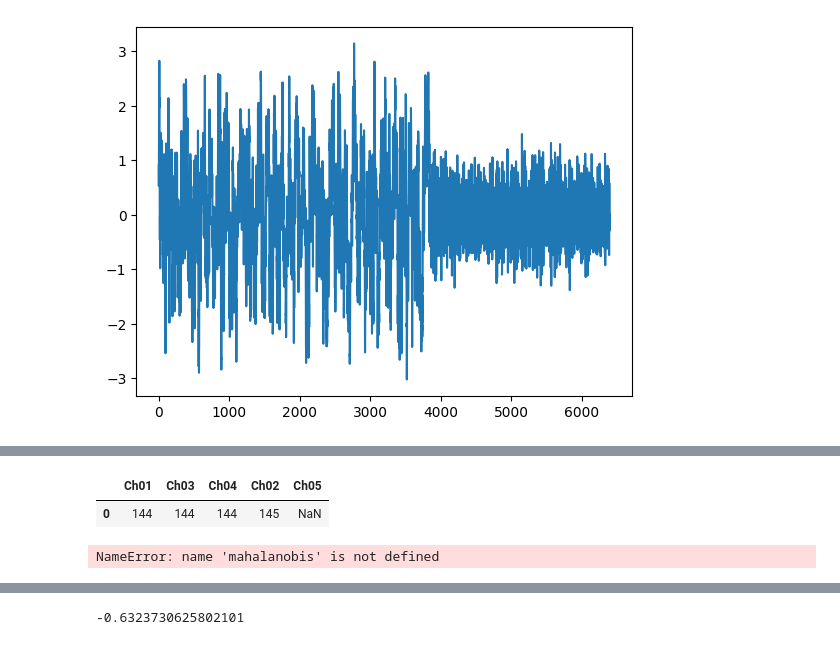
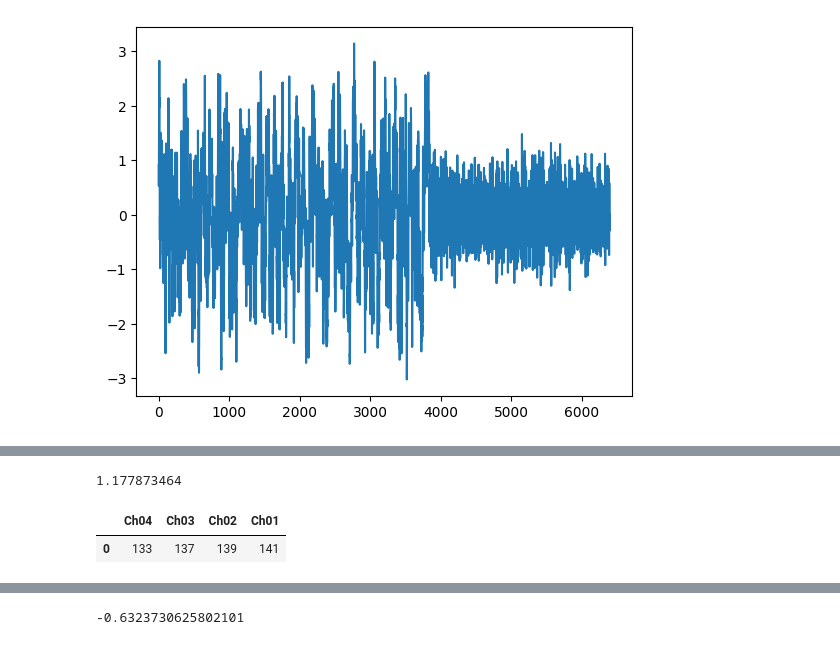
Before and after one commit to wojemann/DynaSD, a Jupyter notebook: examples/test_sim.ipynb, the cells around one changed output, grey strips where cells are left out. Drawn from its saved outputs; the diff is of its cells as text; code cells hidden in the pictures.

Commit message:
updating pretrained thresholds and ndd baselines for gaussian thresholding

```diff
--- a/examples/test_sim.ipynb
+++ b/examples/test_sim.ipynb
@@ -79,12 +78,12 @@ Successfully loaded ONCET model from /Users/wojemann/Documents/CNT/DynaSD/checkp
 # %%
-sequence_length = 12
-forecast_length = 1
+sequence_length = 3
+forecast_length = 2
 # model = GIN(num_epochs=100,batch_size=128,sequence_length = sequence_length,forecast_length=forecast_length,hidden_size=10,early_stopping=True, num_layers=1,num_stacks=1,lr=0.01,w_stride=0.125,w_size=1,patience=2)
 # model = LiRNDDA(num_epochs=200,batch_size=32,sequence_length = sequence_length,forecast_length=forecast_length,hidden_size=data.shape[1],early_stopping=True, num_layers=2,lr=0.01,w_stride=0.5,w_size=1,patience=2)
-model = NDD(sequence_length=sequence_length,forecast_length=forecast_length,hidden_size=10,batch_size=128,early_stopping=False,num_epochs=10)
+# model = NDD(sequence_length=sequence_length,forecast_length=forecast_length,hidden_size=10,batch_size=128,early_stopping=False,num_epochs=10)
 # model = GIN(sequence_length=sequence_length,forecast_length=forecast_length,num_epochs=10,batch_size=128,early_stopping=False,hidden_size=10,w_stride=0.125,w_size=1)
 
-# model = LiNDDA(closeform=False,num_epochs=200,batch_size=32,sequence_length = sequence_length,forecast_length=forecast_length,early_stopping=True,lr=0.001,w_stride=0.1,w_size=1,val_split=0.1)
+model = LiNDDA(closeform=False,num_epochs=200,batch_size=32,sequence_length = sequence_length,forecast_length=forecast_length,early_stopping=True,lr=0.001,w_stride=0.1,w_size=1,val_split=0.1)
 # model = MINDD(num_epochs=100,batch_size=32,sequence_length = sequence_length,forecast_length=forecast_length,early_stopping=True,lr=
 # 0.01,dropout=0.1,hidden_sizes=[sequence_length*data.shape[1]]*3,w_stride=0.5,w_size=1,patience=2,)
 model.fit(data.iloc[:fs*10,:])
@@ -198,27 +209,13 @@ Creating 6388 sequences using vectorized operations (stride=1)
+# %%
+model.get_threshold(model.mse_df,method='pretrained')
+# %% [output]
+1.177873464
 # %%
-model.get_threshold(model.mse_df,method='pretrained')
+model.get_threshold(model.mse_df,method='automedian')
 model.get_onset_and_spread(model.mse_df)
 # %% [output]
-|  | Ch01 | Ch03 | Ch04 | Ch02 | Ch05 |
-| 0 | 144 | 144 | 144 | 145 | NaN |
+|  | Ch04 | Ch03 | Ch02 | Ch01 |
+| 0 | 133 | 137 | 139 | 141 |
-# %%
-train_mask = (prob_times <= 10)
-train_df = pd.DataFrame(mahalanobis[train_mask],columns=data.columns)
-gen_mask = (prob_times <= sz_start) & (prob_times > 10)
-gen_df = pd.DataFrame(mahalanobis[gen_mask],columns=data.columns)
-sz_mask = (prob_times <= sz_start+1) & (prob_times > sz_start)
-sz_df = pd.DataFrame(mahalanobis[sz_mask],columns=data.columns)
-train_df['type'] = 'training'
-gen_df['type'] = 'baseline'
-sz_df['type'] = 'sz'
-df = pd.concat([train_df,gen_df,sz_df])
-df = df.melt(id_vars=['type'],var_name='channel',value_name='dist')
-sns.boxplot(data=df,x='channel',y='dist',hue='type',palette=['gray','blue','red'],flierprops={'markersize':1})
-plt.scatter(list(range(gen_df.shape[1]-1)), gen_df.iloc[:,:-1].quantile(0.05),color='purple',marker='x')
-plt.xticks([7.5,23.5],['SOZ','nSOZ'])
-plt.show()
-# %% [output]
-NameError: name 'mahalanobis' is not defined
 # %%
 from sklearn.mixture import GaussianMixture
 import numpy as np
```
Also changed, not shown: parts of 12 cells of this notebook, 8 other files.
